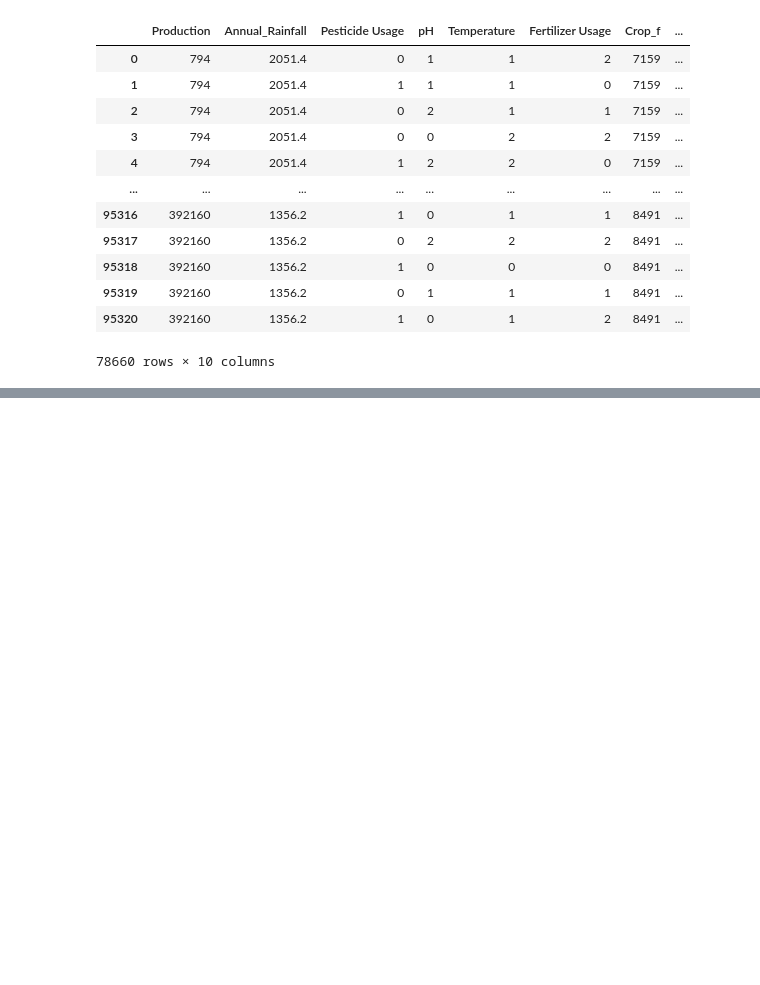
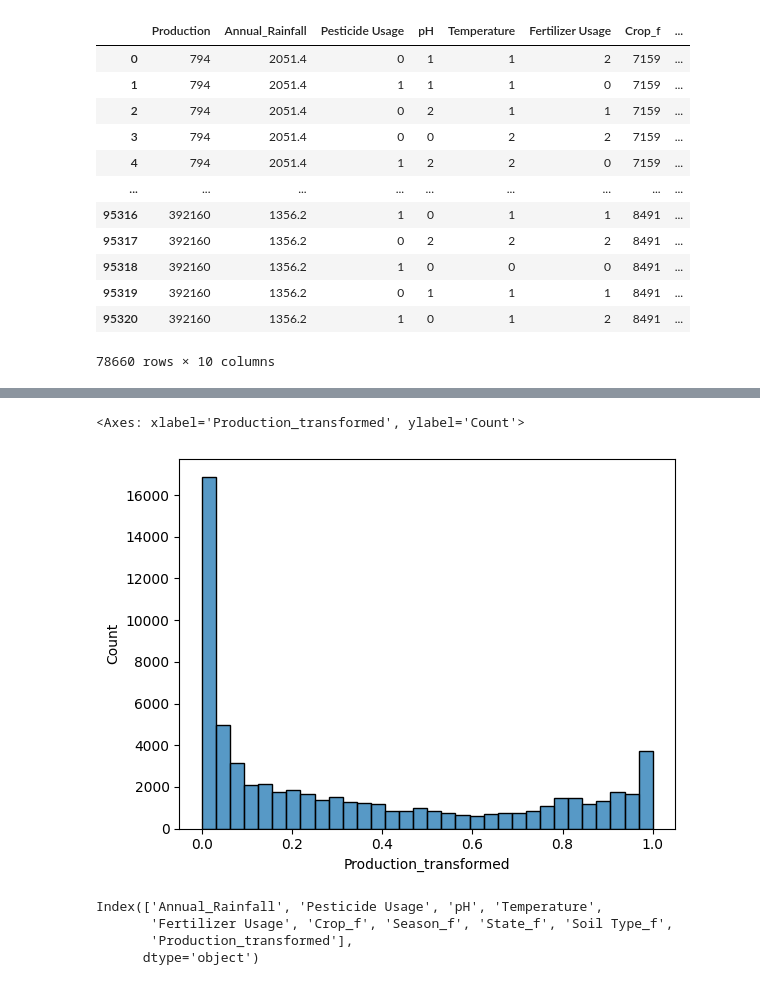
Before and after one commit to Shiva7706/SITNovate, a Jupyter notebook: Data_refine.ipynb, the cells around one changed output, grey strips where cells are left out. Cells and saved outputs as stored; diff of their text form; code cells hidden in the pictures; blank space fills up the shorter version.

```diff
--- a/Data_refine.ipynb
+++ b/Data_refine.ipynb
@@ -266,0 +283,13 @@ final_merged_df
+# %%
+import seaborn as sns
+sns.histplot(final_merged_df["Production_transformed"])
+# %% [output]
+<Axes: xlabel='Production_transformed', ylabel='Count'>
+[figure, added]
+# %%
+final_merged_df.columns
+# %% [output]
+Index(['Annual_Rainfall', 'Pesticide Usage', 'pH', 'Temperature',
+       'Fertilizer Usage', 'Crop_f', 'Season_f', 'State_f', 'Soil Type_f',
+       'Production_transformed'],
+      dtype='object')
```
Also changed, not shown: parts of 22 cells of this notebook.
